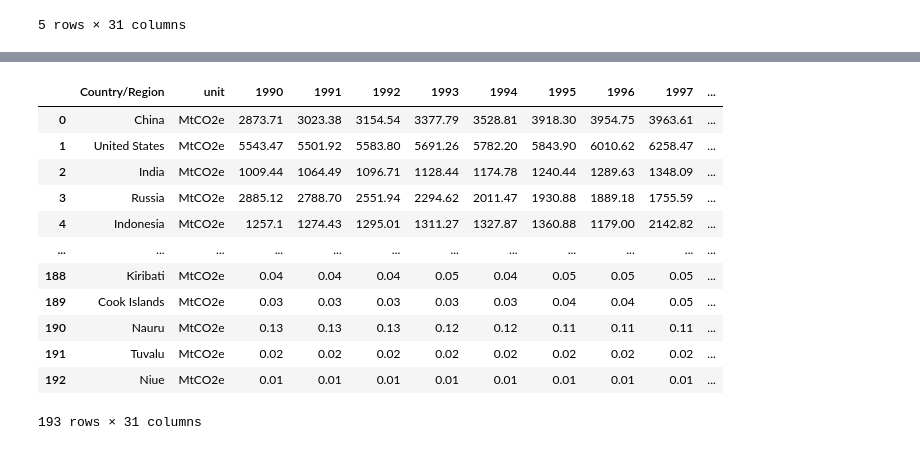
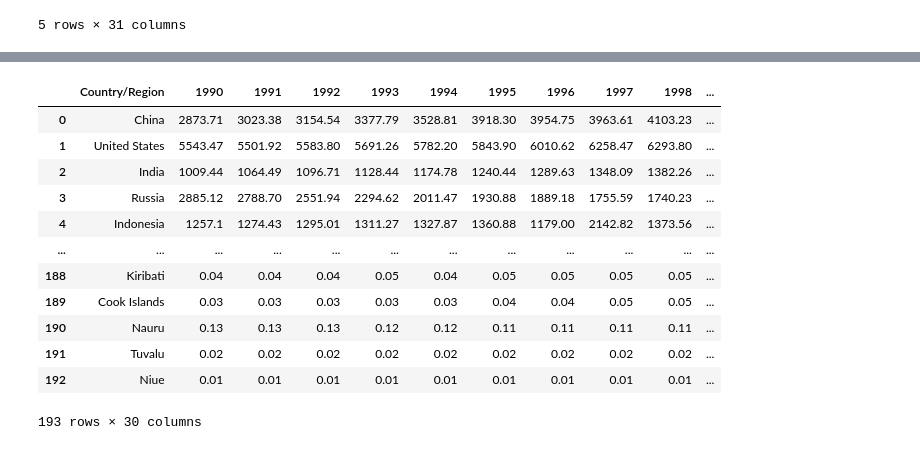
Before and after one commit to douglas-robertson/Project1, a Jupyter notebook: Data Files/ghg-emissions.ipynb, the cells around one changed output, grey strips where cells are left out. Saved outputs shown, nothing was run; the diff lists cells and outputs as text; code cells hidden in the pictures.

```diff
--- a/Data Files/ghg-emissions.ipynb
+++ b/Data Files/ghg-emissions.ipynb
@@ -33,16 +18,21 @@ emission
-# %%
-emission.dropna()
-# %% [output]
-|  | Country/Region | unit | 1990 | 1991 | 1992 | 1993 | 1994 | 1995 | 1996 | 1997 | ... |
-| 0 | China | MtCO2e | 2873.71 | 3023.38 | 3154.54 | 3377.79 | 3528.81 | 3918.30 | 3954.75 | 3963.61 | ... |
-| 1 | United States | MtCO2e | 5543.47 | 5501.92 | 5583.80 | 5691.26 | 5782.20 | 5843.90 | 6010.62 | 6258.47 | ... |
-| 2 | India | MtCO2e | 1009.44 | 1064.49 | 1096.71 | 1128.44 | 1174.78 | 1240.44 | 1289.63 | 1348.09 | ... |
-| 3 | Russia | MtCO2e | 2885.12 | 2788.70 | 2551.94 | 2294.62 | 2011.47 | 1930.88 | 1889.18 | 1755.59 | ... |
-| 4 | Indonesia | MtCO2e | 1257.1 | 1274.43 | 1295.01 | 1311.27 | 1327.87 | 1360.88 | 1179.00 | 2142.82 | ... |
-| ... | ... | ... | ... | ... | ... | ... | ... | ... | ... | ... | ... |
-| 188 | Kiribati | MtCO2e | 0.04 | 0.04 | 0.04 | 0.05 | 0.04 | 0.05 | 0.05 | 0.05 | ... |
-| 189 | Cook Islands | MtCO2e | 0.03 | 0.03 | 0.03 | 0.03 | 0.03 | 0.04 | 0.04 | 0.05 | ... |
-| 190 | Nauru | MtCO2e | 0.13 | 0.13 | 0.13 | 0.12 | 0.12 | 0.11 | 0.11 | 0.11 | ... |
-| 191 | Tuvalu | MtCO2e | 0.02 | 0.02 | 0.02 | 0.02 | 0.02 | 0.02 | 0.02 | 0.02 | ... |
-| 192 | Niue | MtCO2e | 0.01 | 0.01 | 0.01 | 0.01 | 0.01 | 0.01 | 0.01 | 0.01 | ... |
-193 rows × 31 columns
+# %%
+#clean data by dropping the uni columns
+#clean data by removing rows with no countries or data (dropNA)
+clean = emission.drop(columns=["unit"])
+emission_df = clean.dropna()
+
+emission_df
+# %% [output]
+|  | Country/Region | 1990 | 1991 | 1992 | 1993 | 1994 | 1995 | 1996 | 1997 | 1998 | ... |
+| 0 | China | 2873.71 | 3023.38 | 3154.54 | 3377.79 | 3528.81 | 3918.30 | 3954.75 | 3963.61 | 4103.23 | ... |
+| 1 | United States | 5543.47 | 5501.92 | 5583.80 | 5691.26 | 5782.20 | 5843.90 | 6010.62 | 6258.47 | 6293.80 | ... |
+| 2 | India | 1009.44 | 1064.49 | 1096.71 | 1128.44 | 1174.78 | 1240.44 | 1289.63 | 1348.09 | 1382.26 | ... |
+| 3 | Russia | 2885.12 | 2788.70 | 2551.94 | 2294.62 | 2011.47 | 1930.88 | 1889.18 | 1755.59 | 1740.23 | ... |
+| 4 | Indonesia | 1257.1 | 1274.43 | 1295.01 | 1311.27 | 1327.87 | 1360.88 | 1179.00 | 2142.82 | 1373.56 | ... |
+| ... | ... | ... | ... | ... | ... | ... | ... | ... | ... | ... | ... |
+| 188 | Kiribati | 0.04 | 0.04 | 0.04 | 0.05 | 0.04 | 0.05 | 0.05 | 0.05 | 0.05 | ... |
+| 189 | Cook Islands | 0.03 | 0.03 | 0.03 | 0.03 | 0.03 | 0.04 | 0.04 | 0.05 | 0.05 | ... |
+| 190 | Nauru | 0.13 | 0.13 | 0.13 | 0.12 | 0.12 | 0.11 | 0.11 | 0.11 | 0.11 | ... |
+| 191 | Tuvalu | 0.02 | 0.02 | 0.02 | 0.02 | 0.02 | 0.02 | 0.02 | 0.02 | 0.02 | ... |
+| 192 | Niue | 0.01 | 0.01 | 0.01 | 0.01 | 0.01 | 0.01 | 0.01 | 0.01 | 0.01 | ... |
+193 rows × 30 columns
```
Also changed, not shown: parts of 3 cells of this notebook.
